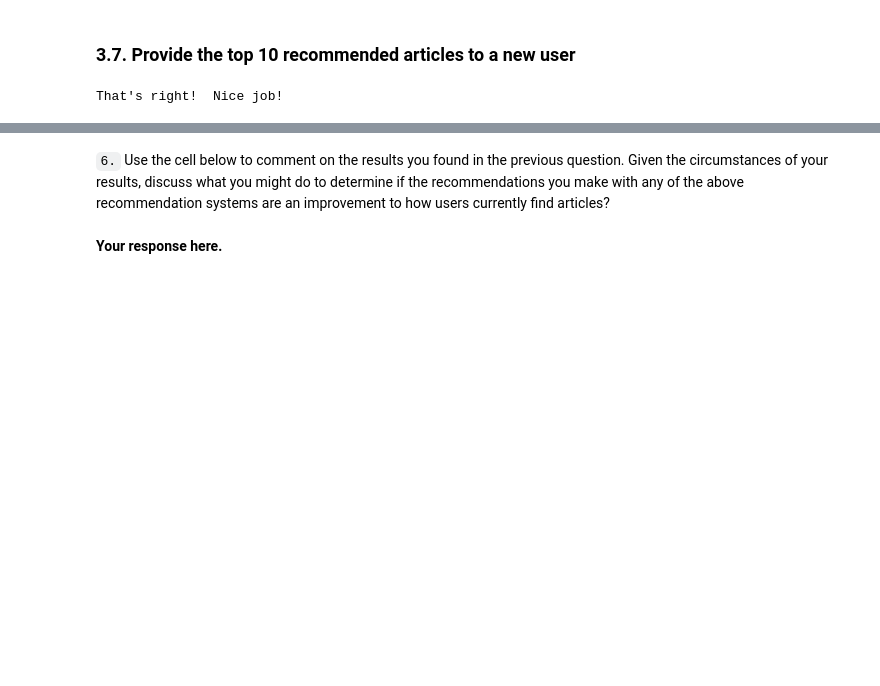
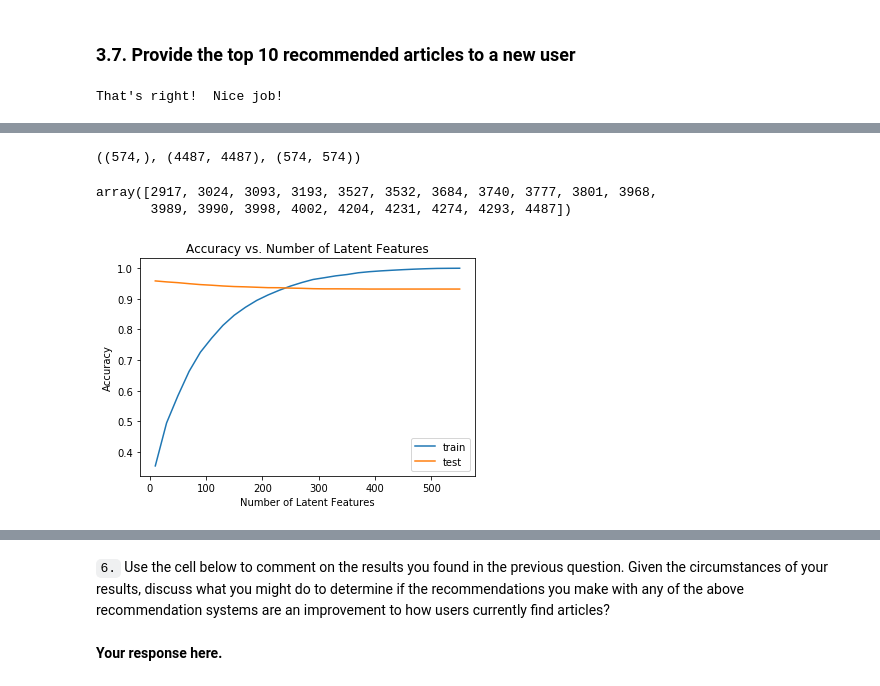
Before and after one commit to nidragedd/udadsnd-p6-recommendation_engine, a Jupyter notebook: notebooks/Recommendations_with_IBM.ipynb, the cells around one changed output, grey strips where cells are left out. Saved outputs shown, nothing was run; the diff lists cells and outputs as text; code cells hidden in the pictures; blank space fills up the shorter version.

```diff
--- a/notebooks/Recommendations_with_IBM.ipynb
+++ b/notebooks/Recommendations_with_IBM.ipynb
@@ -874,0 +1140,3 @@ u_train, s_train, vt_train = # fit svd similar to above then use the cells below
+# %%
+user_item_matrix = pd.read_pickle('../srctests/user_item_matrix.p')
+user_item_matrix.head()
@@ -874,0 +1175,4 @@ u_train, s_train, vt_train = # fit svd similar to above then use the cells below
+# %%
+# Perform SVD on the User-Item Matrix Here
+u, s, vt = np.linalg.svd(user_item_matrix)
+s.shape, u.shape, vt.shape
@@ -874,0 +1286,46 @@ u_train, s_train, vt_train = # fit svd similar to above then use the cells below
+# %%
+# Fit SVD on the user_item_train matrix
+u_train, s_train, vt_train = np.linalg.svd(user_item_train[user_item_test.columns])
+s_train.shape, u_train.shape, vt_train.shape
+# %% [output]
+((574,), (4487, 4487), (574, 574))
+# %%
+# Build the subset to test dataset
+common_user_ids_train_test = np.intersect1d(list(user_item_train.index), list(user_item_test.index))
+subset_test = user_item_test.loc[common_user_ids_train_test]
+common_user_ids_train_test
+# %% [output]
+array([2917, 3024, 3093, 3193, 3527, 3532, 3684, 3740, 3777, 3801, 3968,
+       3989, 3990, 3998, 4002, 4204, 4231, 4274, 4293, 4487])
+# %%
+num_latent_feats = np.arange(10,550+10,20)
+sum_errs_train = []
+sum_errs_test = []
+
+for k in num_latent_feats:
+    # restructure with k latent features
+    s_new, u_new, vt_new = np.diag(s_train[:k]), u_train[:, :k], vt_train[:k, :]
+
+    # take dot product
+    user_item_est = np.around(np.dot(np.dot(u_new, s_new), vt_new))
+    # Compute error only on a subset wich is available in both train and test
+    user_item_est_subset = [user_item_est[i-1] for i in common_user_ids_train_test]
+
+    # compute error for each prediction to actual value
+    diffs_train = np.subtract(user_item_train[user_item_test.columns], user_item_est)
+    diffs_test = np.subtract(subset_test, user_item_est_subset)
+
+    # total errors and keep track of them
+    err = np.sum(np.sum(np.abs(diffs_train)))
+    sum_errs_train.append(err)
+    err = np.sum(np.sum(np.abs(diffs_test)))
+    sum_errs_test.append(err)
+
+plt.plot(num_latent_feats, 1 - np.array(sum_errs_train)/df_train.shape[0], label="train");
+plt.plot(num_latent_feats, 1 - np.array(sum_errs_test)/df_test.shape[0], label="test");
+plt.xlabel('Number of Latent Features');
+plt.ylabel('Accuracy');
+plt.title('Accuracy vs. Number of Latent Features');
+plt.legend(loc='best');
+# %% [output]
+[figure, added]
```
Also changed, not shown: parts of 84 cells of this notebook, 1 other file.
